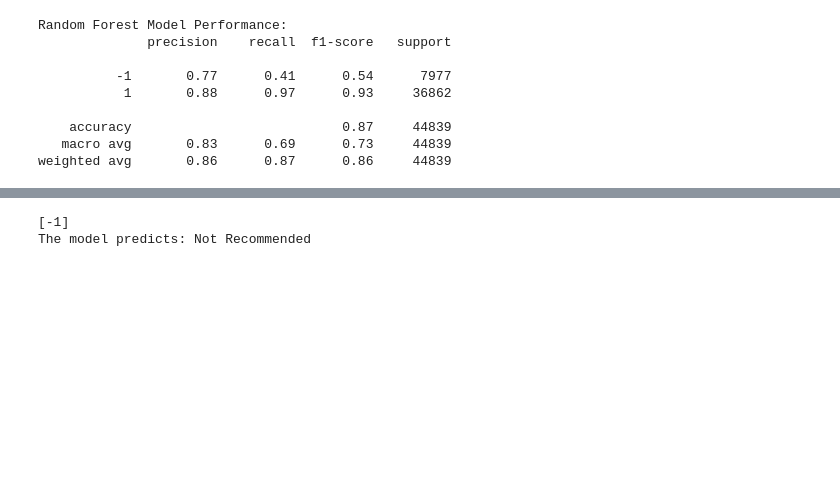
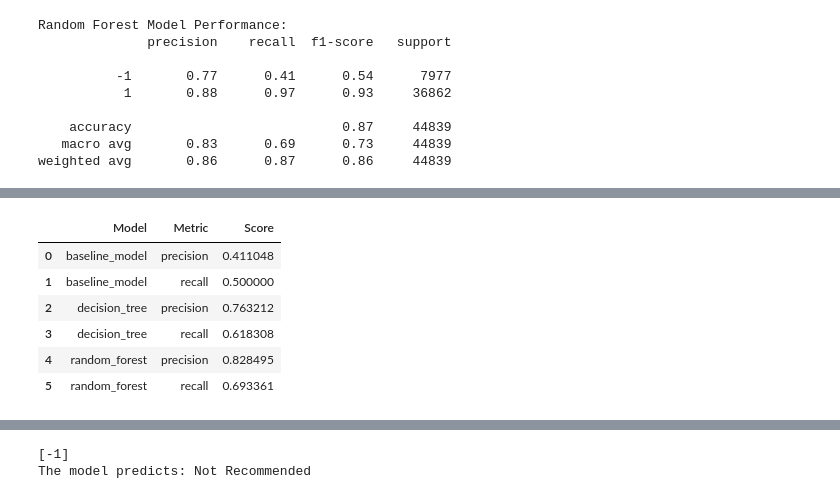
Before and after one commit to arsatija/steam-reviews-ML, a Jupyter notebook: notebooks/index.ipynb, the cells around one changed output, grey strips where cells are left out. Cells and saved outputs as stored; diff of their text form; code cells hidden in the pictures; blank space fills up the shorter version.

```diff
--- a/notebooks/index.ipynb
+++ b/notebooks/index.ipynb
@@ -175,2 +214,2 @@ grabbing the model from the gridSearch
 # %%
-best_model = grid_search.best_estimator_
+best_tree_model = grid_search.best_estimator_
@@ -229,0 +290,11 @@ weighted avg       0.86      0.87      0.86     44839
+# %%
+scores_df = pd.DataFrame(scores, columns=['Model', 'Metric', 'Score'])
+scores_df
+# %% [output]
+|  | Model | Metric | Score |
+| 0 | baseline_model | precision | 0.411048 |
+| 1 | baseline_model | recall | 0.500000 |
+| 2 | decision_tree | precision | 0.763212 |
+| 3 | decision_tree | recall | 0.618308 |
+| 4 | random_forest | precision | 0.828495 |
+| 5 | random_forest | recall | 0.693361 |
```
Also changed, not shown: parts of 47 cells of this notebook.
